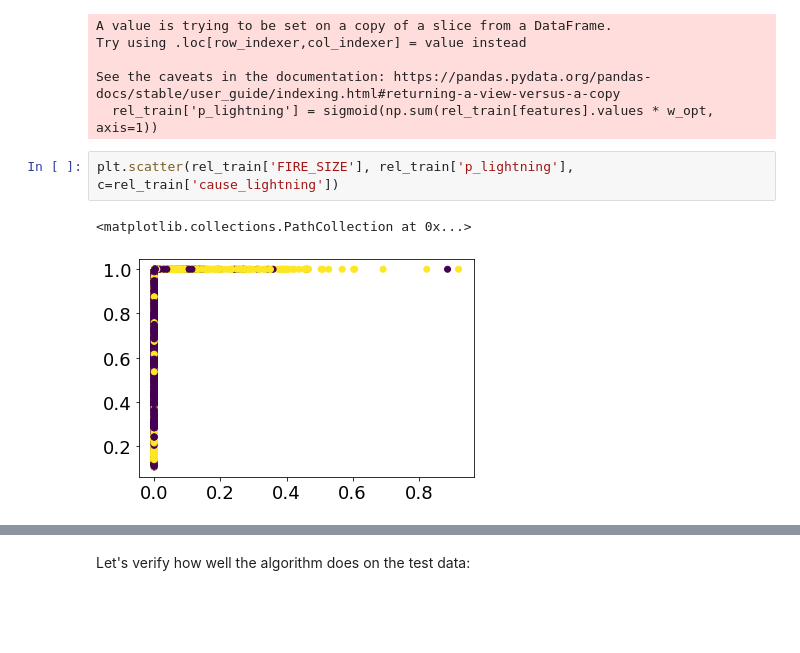
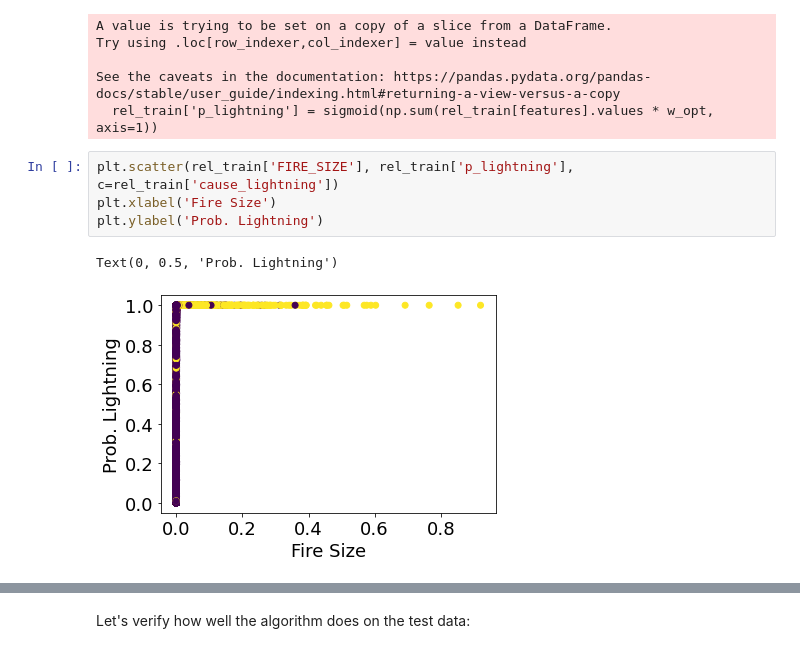
Before and after one commit to elizabeth-ruddy/Phys-5070-Final-Ruddy, a Jupyter notebook: Wildfire Cause Classification.ipynb, the cells around one changed output, grey strips where cells are left out. Cells and saved outputs as stored; diff of their text form; blank space fills up the shorter version.

```diff
--- a/Wildfire Cause Classification.ipynb
+++ b/Wildfire Cause Classification.ipynb
@@ -264,6 +242,8 @@ See the caveats in the documentation: https://pandas.pydata.org/pandas-docs/stab
   rel_train['p_lightning'] = sigmoid(np.sum(rel_train[features].values * w_opt, axis=1))
 # %%
 plt.scatter(rel_train['FIRE_SIZE'], rel_train['p_lightning'], c=rel_train['cause_lightning'])
+plt.xlabel('Fire Size')
+plt.ylabel('Prob. Lightning')
 # %% [output]
-<matplotlib.collections.PathCollection at 0x...>
+Text(0, 0.5, 'Prob. Lightning')
-[figure, old version]
+[figure, new version]
```
Also changed, not shown: parts of 28 cells of this notebook.
